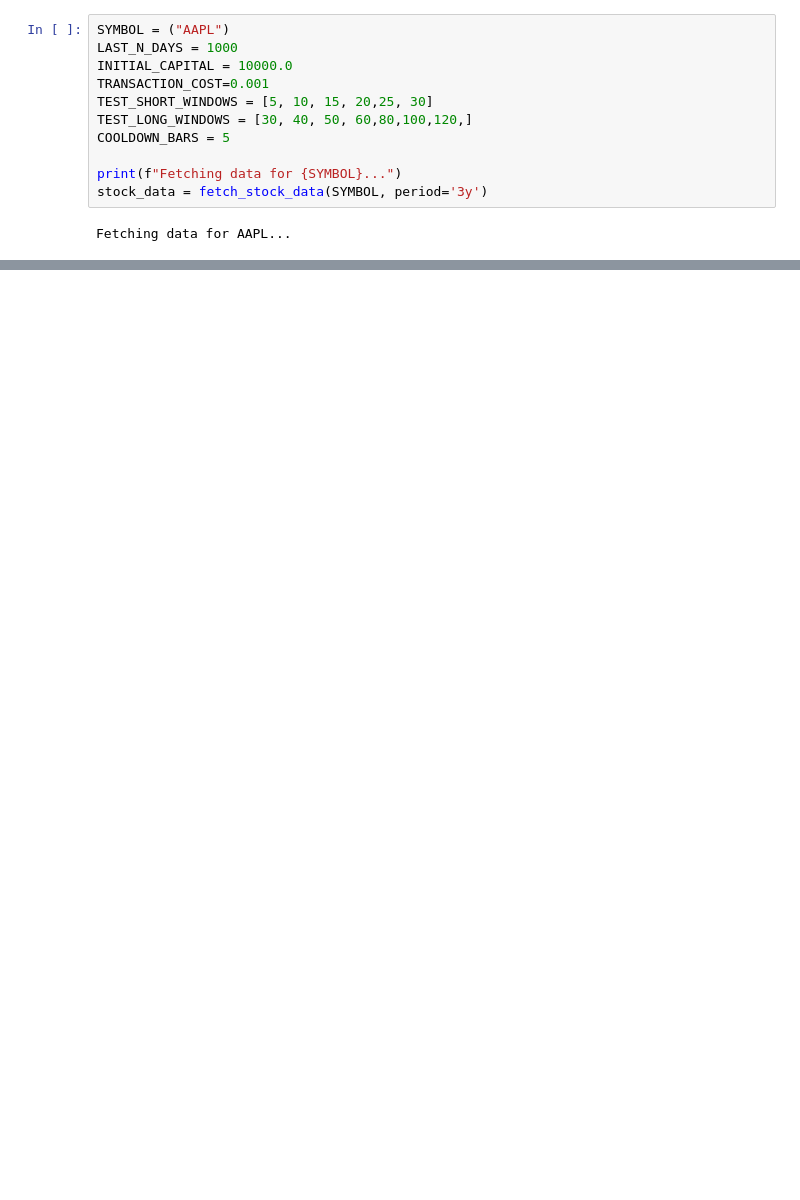
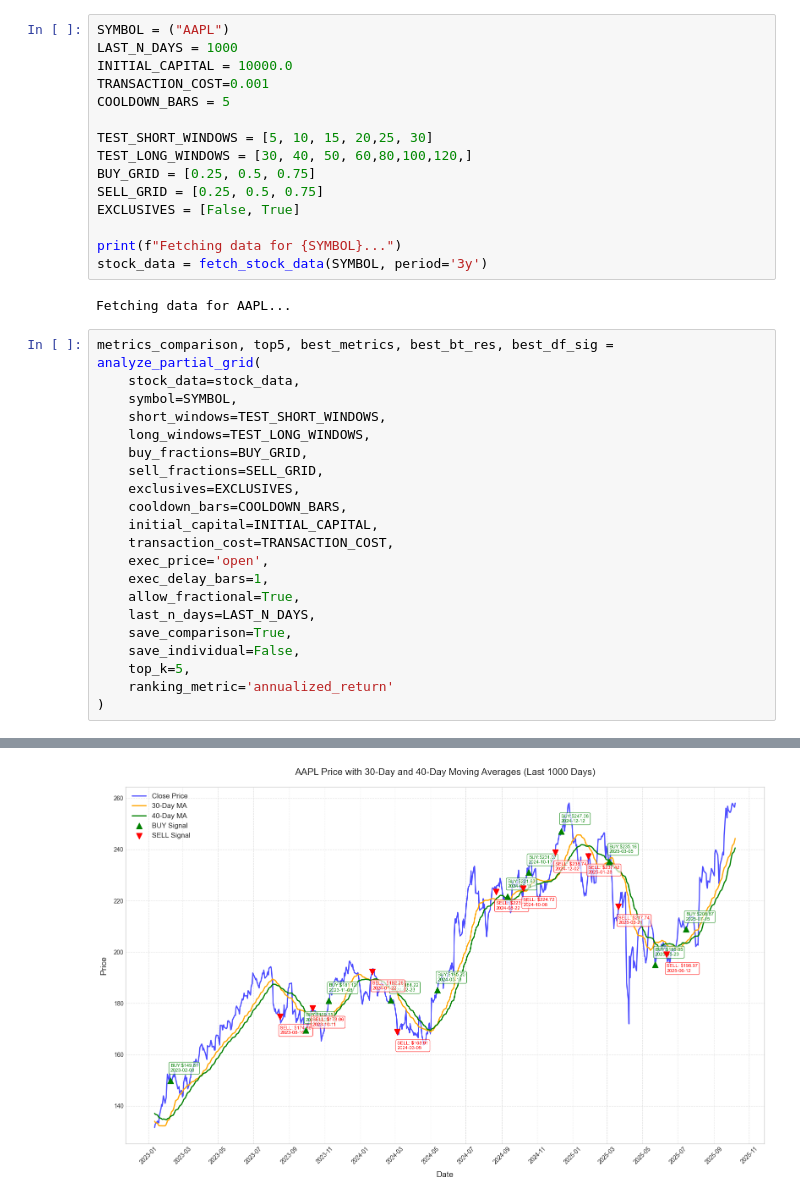
Before and after one commit to Alwyn-Tan/strategy_dashboard, a Jupyter notebook: dma_strategy_test.ipynb, the cells around one changed output, grey strips where cells are left out. Drawn from its saved outputs; the diff is of its cells as text; blank space fills up the shorter version.

Commit message:
add: partial selling and buying

```diff
--- a/dma_strategy_test.ipynb
+++ b/dma_strategy_test.ipynb
@@ -479,11 +645,37 @@ SYMBOL = ("AAPL")
 LAST_N_DAYS = 1000
 INITIAL_CAPITAL = 10000.0
 TRANSACTION_COST=0.001
+COOLDOWN_BARS = 5
+
 TEST_SHORT_WINDOWS = [5, 10, 15, 20,25, 30]
 TEST_LONG_WINDOWS = [30, 40, 50, 60,80,100,120,]
-COOLDOWN_BARS = 5
+BUY_GRID = [0.25, 0.5, 0.75]
+SELL_GRID = [0.25, 0.5, 0.75]
+EXCLUSIVES = [False, True]
 
 print(f"Fetching data for {SYMBOL}...")
 stock_data = fetch_stock_data(SYMBOL, period='3y')
 # %% [output]
 Fetching data for AAPL...
+# %%
+metrics_comparison, top5, best_metrics, best_bt_res, best_df_sig = analyze_partial_grid(
+    stock_data=stock_data,
+    symbol=SYMBOL,
+    short_windows=TEST_SHORT_WINDOWS,
+    long_windows=TEST_LONG_WINDOWS,
+    buy_fractions=BUY_GRID,
+    sell_fractions=SELL_GRID,
+    exclusives=EXCLUSIVES,
+    cooldown_bars=COOLDOWN_BARS,
+    initial_capital=INITIAL_CAPITAL,
+    transaction_cost=TRANSACTION_COST,
+    exec_price='open',
+    exec_delay_bars=1,
+    allow_fractional=True,
+    last_n_days=LAST_N_DAYS,
+    save_comparison=True,
+    save_individual=False,
+    top_k=5,
+    ranking_metric='annualized_return'
+)
+# %% [output]
@@ -489,0 +699 @@ Fetching data for AAPL...
+[figure, added]
```
Also changed, not shown: parts of 4 cells of this notebook.
